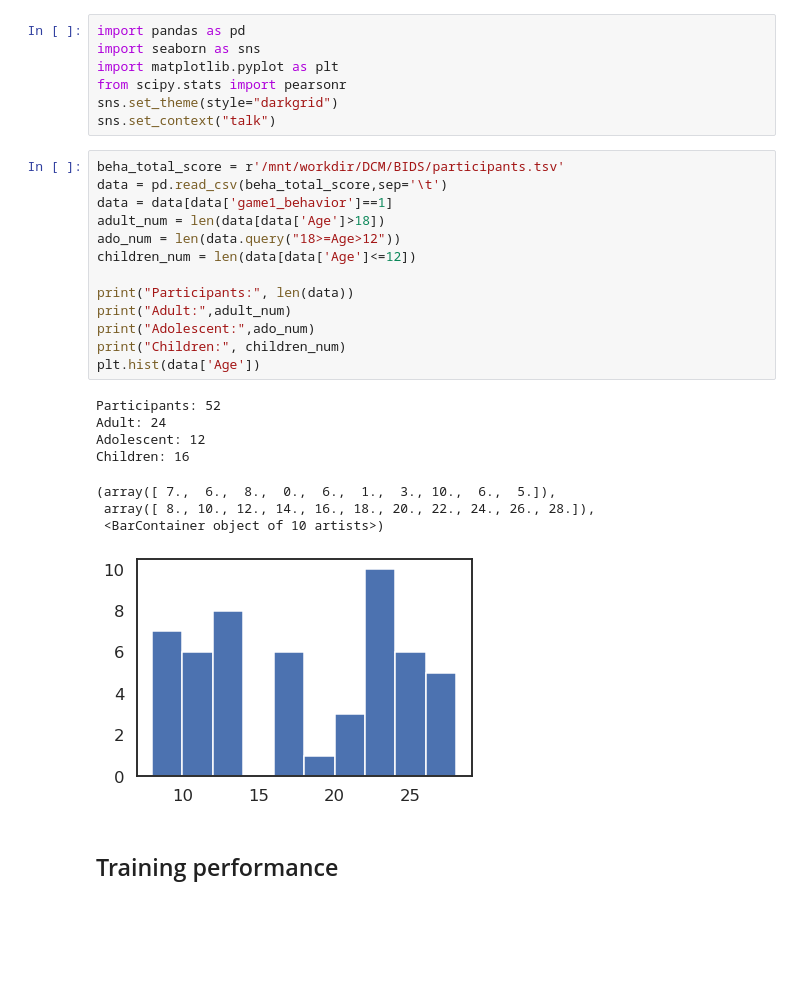
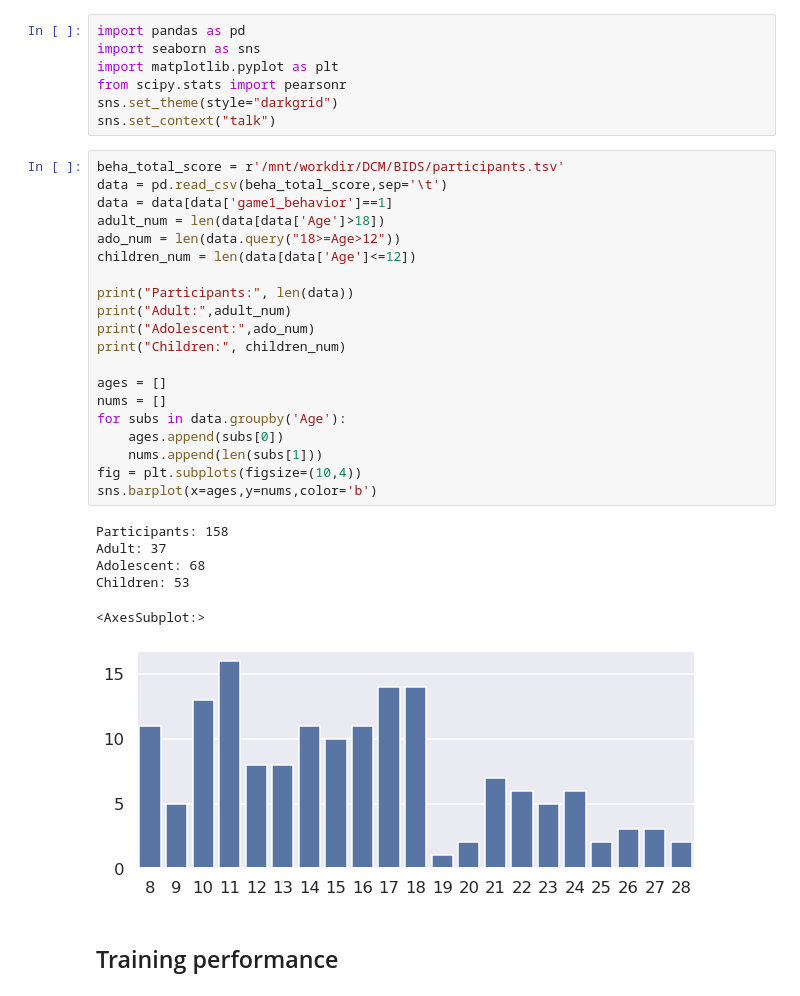
Before and after one commit to YukunQu/DCM, a Jupyter notebook: analysis/behaviour/behavioral_result.ipynb, the cells around one changed output. Cells and saved outputs as stored; diff of their text form; blank space fills up the shorter version.

Commit message:
151 subjects data organization

```diff
--- a/analysis/behaviour/behavioral_result.ipynb
+++ b/analysis/behaviour/behavioral_result.ipynb
@@ -10,25 +10,30 @@ sns.set_context("talk")
 # %%
 beha_total_score = r'/mnt/workdir/DCM/BIDS/participants.tsv'
 data = pd.read_csv(beha_total_score,sep='\t')
 data = data[data['game1_behavior']==1]
 adult_num = len(data[data['Age']>18])
 ado_num = len(data.query("18>=Age>12"))
 children_num = len(data[data['Age']<=12])
 
 print("Participants:", len(data))
 print("Adult:",adult_num)
 print("Adolescent:",ado_num)
 print("Children:", children_num)
-plt.hist(data['Age'])
+
+ages = []
+nums = []
+for subs in data.groupby('Age'):
+    ages.append(subs[0])
+    nums.append(len(subs[1]))
+fig = plt.subplots(figsize=(10,4))
+sns.barplot(x=ages,y=nums,color='b')
 # %% [output]
-Participants: 52
-Adult: 24
-Adolescent: 12
-Children: 16
+Participants: 158
+Adult: 37
+Adolescent: 68
+Children: 53
-(array([ 7.,  6.,  8.,  0.,  6.,  1.,  3., 10.,  6.,  5.]),
- array([ 8., 10., 12., 14., 16., 18., 20., 22., 24., 26., 28.]),
- <BarContainer object of 10 artists>)
+<AxesSubplot:>
-[figure, old version]
+[figure, new version]
 # %% [markdown]
 ## Training performance
 # %%
```
Also changed, not shown: parts of 12 cells of this notebook, 38 other files.
